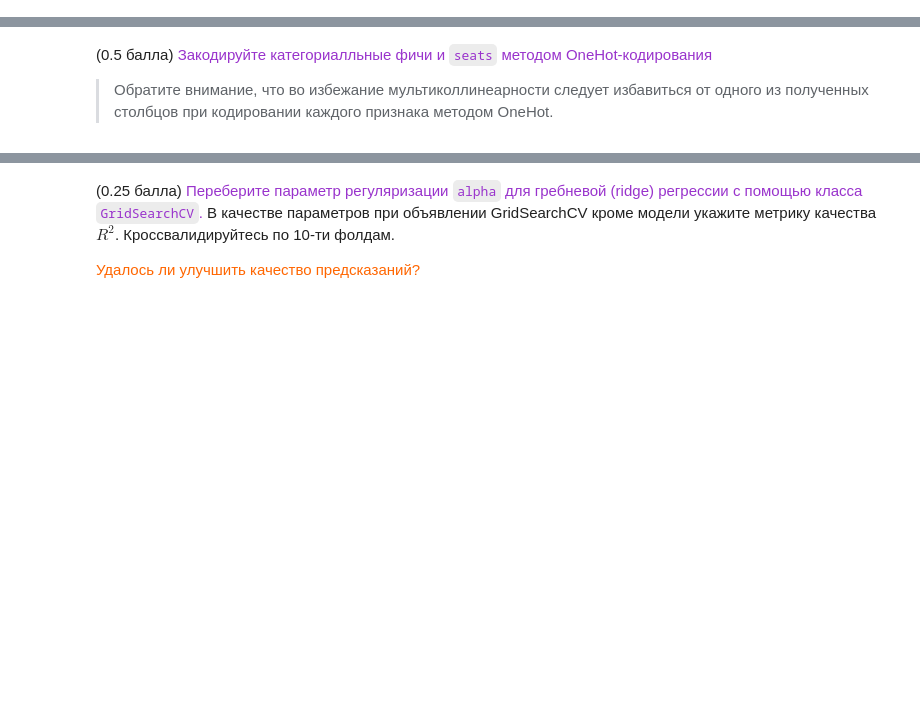
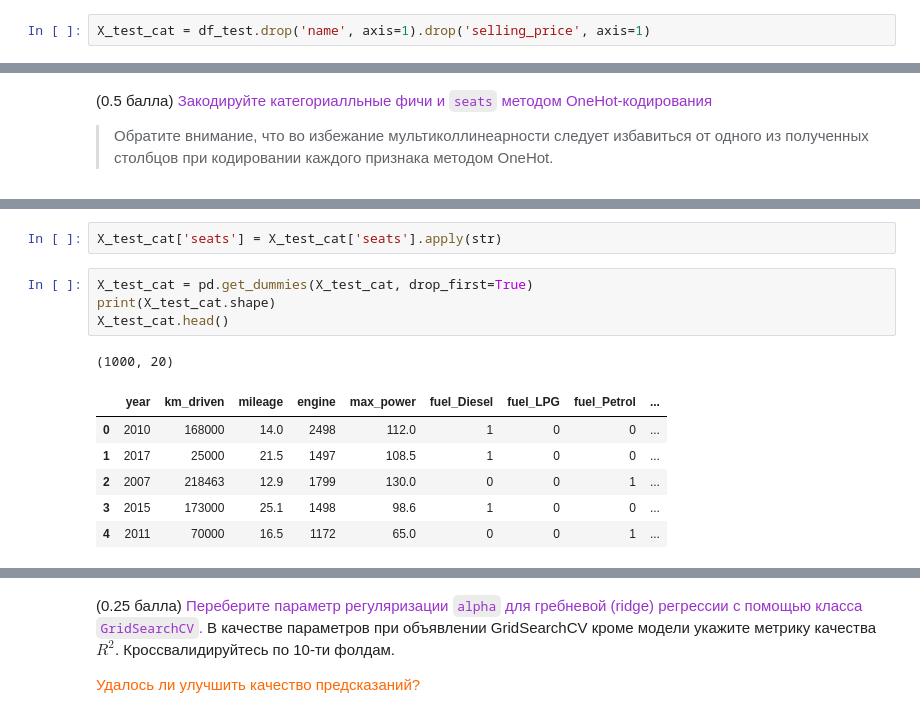
Before and after one commit to Kulikov17/MLDS_ML, a Jupyter notebook: HW1/HW1_Regression_with_inference.ipynb, the cells around one changed output, grey strips where cells are left out. Cells and saved outputs as stored; diff of their text form; blank space fills up the shorter version.

```diff
--- a/HW1/HW1_Regression_with_inference.ipynb
+++ b/HW1/HW1_Regression_with_inference.ipynb
@@ -540,0 +654,2 @@ X_train_cat.describe(include='object')
+# %%
+X_test_cat = df_test.drop('name', axis=1).drop('selling_price', axis=1)
@@ -548,0 +697,14 @@ from sklearn.preprocessing import OneHotEncoder # или можно исполь
+# %%
+X_test_cat['seats'] = X_test_cat['seats'].apply(str)
+# %%
+X_test_cat = pd.get_dummies(X_test_cat, drop_first=True)
+print(X_test_cat.shape)
+X_test_cat.head()
+# %% [output]
+(1000, 20)
+|  | year | km_driven | mileage | engine | max_power | fuel_Diesel | fuel_LPG | fuel_Petrol | ... |
+| 0 | 2010 | 168000 | 14.0 | 2498 | 112.0 | 1 | 0 | 0 | ... |
+| 1 | 2017 | 25000 | 21.5 | 1497 | 108.5 | 1 | 0 | 0 | ... |
+| 2 | 2007 | 218463 | 12.9 | 1799 | 130.0 | 0 | 0 | 1 | ... |
+| 3 | 2015 | 173000 | 25.1 | 1498 | 98.6 | 1 | 0 | 0 | ... |
+| 4 | 2011 | 70000 | 16.5 | 1172 | 65.0 | 0 | 0 | 1 | ... |
```
Also changed, not shown: parts of 53 cells of this notebook.
